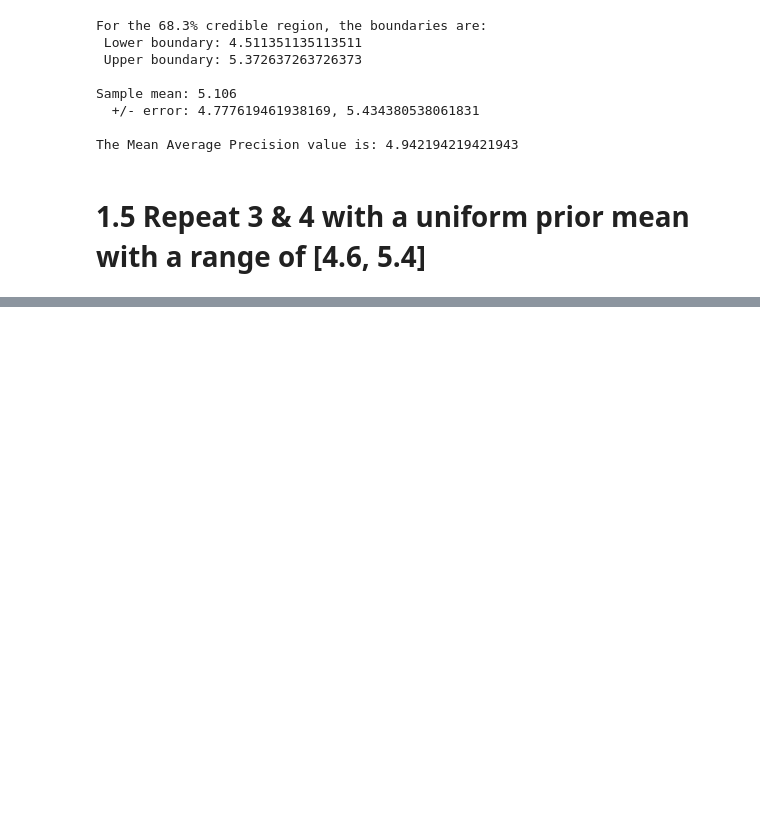
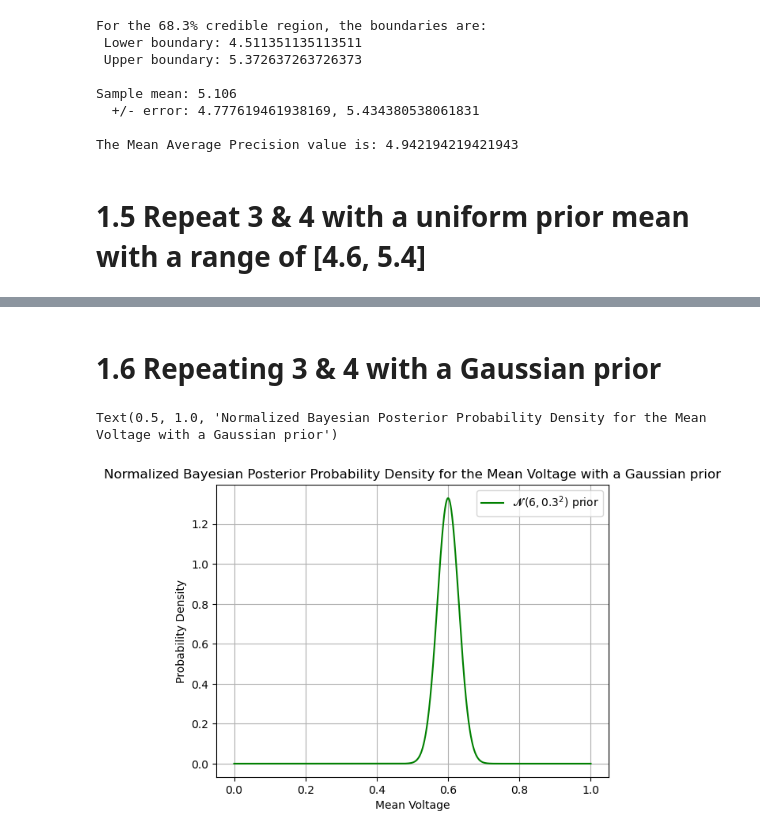
Before and after one commit to agupta-umiss/phys629-fall-2023, a Jupyter notebook: student_folders/CodyMcCammon/phys629_f23_hw7_CodyMcCammon.ipynb, the cells around one changed output, grey strips where cells are left out. Saved outputs shown, nothing was run; the diff lists cells and outputs as text; code cells hidden in the pictures; blank space fills up the shorter version.

```diff
--- a/student_folders/CodyMcCammon/phys629_f23_hw7_CodyMcCammon.ipynb
+++ b/student_folders/CodyMcCammon/phys629_f23_hw7_CodyMcCammon.ipynb
@@ -128,0 +153,30 @@ Text(0.5, 1.0, 'Normalized Bayesian Posterior Probability Density for the Mean V
+# %% [markdown]
+# 1.6 Repeating 3 & 4 with a Gaussian prior
+# %%
+# I'm going to keep the convention I've been using with the variables but there is definitely a leaner way to do it.
+
+ln_likelihood = lambda mu: -0.5 * np.sum(((voltage - mu) / sigma) ** 2)
+
+mean_gaussian = 6
+sigma_gaussian = 0.3
+
+prior_gaussian = 1/(sigma_gaussian * np.sqrt(2*np.pi))*np.exp(-0.5*((np.linspace(0,10,10000)- mean_gaussian) / sigma_gaussian)**2)
+
+posterior_gaussian_m6_s0p3 = np.exp(ln_likelihood(voltage))*prior_gaussian
+
+posterior_gaussian_m6_s0p3 /= np.trapz(posterior_gaussian_m6_s0p3, dx = 0.001)
+
+plt.plot(
+    np.linspace(0,1,10000),
+    posterior_gaussian_m6_s0p3,
+    label=f'$𝓝({mean_gaussian} , {sigma_gaussian}^{2})$ prior',
+    color='g'
+)
+plt.xlabel('Mean Voltage')
+plt.ylabel('Probability Density')
+plt.legend()
+plt.grid()
+plt.title('Normalized Bayesian Posterior Probability Density for the Mean Voltage with a Gaussian prior')
+# %% [output]
+Text(0.5, 1.0, 'Normalized Bayesian Posterior Probability Density for the Mean Voltage with a Gaussian prior')
+[figure, added]
```
Also changed, not shown: parts of 7 cells of this notebook.
